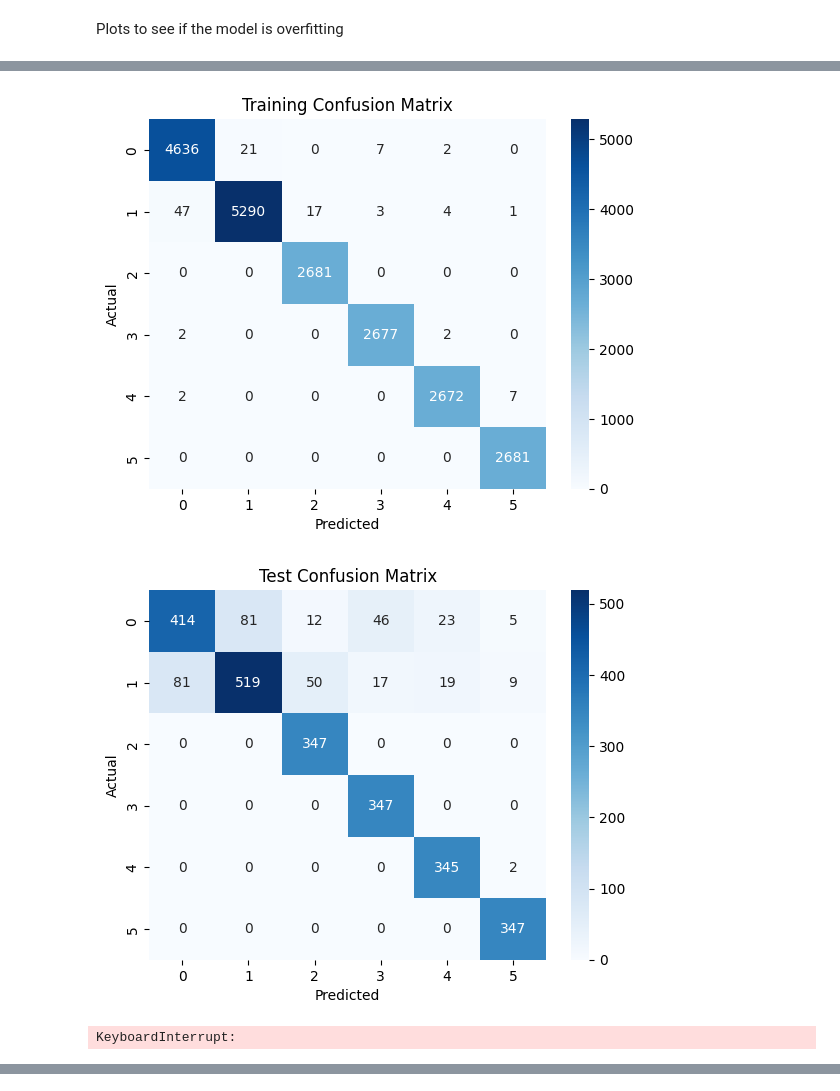
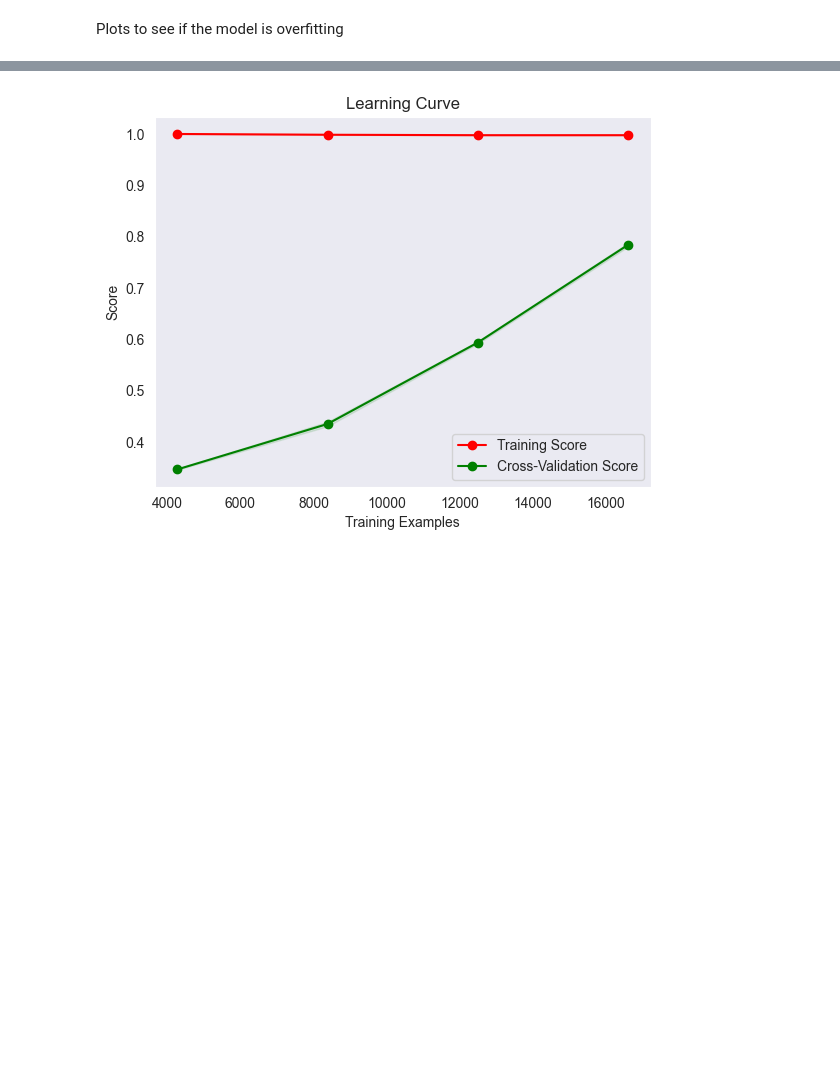
Before and after one commit to brinzaalina/EmotionRecognitionModel, a Jupyter notebook: training_predicting.ipynb, the cells around one changed output, grey strips where cells are left out. Cells and saved outputs as stored; diff of their text form; code cells hidden in the pictures; blank space fills up the shorter version.

```diff
--- a/training_predicting.ipynb
+++ b/training_predicting.ipynb
@@ -66,42 +33,0 @@ plt.show()
-# %%
-# Plot confusion matrix
-import seaborn as sns
-train_predictions = loaded_svm_model.predict(train_features)
-test_predictions = loaded_svm_model.predict(test_features)
-
-train_cm = confusion_matrix(train_labels, train_predictions)
-test_cm = confusion_matrix(test_labels, test_predictions)
-
-sns.heatmap(train_cm, annot=True, fmt='d', cmap='Blues')
-plt.xlabel("Predicted")
-plt.ylabel("Actual")
-plt.title("Training Confusion Matrix")
-plt.show()
-
-sns.heatmap(test_cm, annot=True, fmt='d', cmap='Blues')
-plt.xlabel("Predicted")
-plt.ylabel("Actual")
-plt.title("Test Confusion Matrix")
-plt.show()
-# %% [output]
-[figure, removed]
-[figure, removed]
-# %%
-# Learning curve
-train_sizes, train_scores, test_scores = learning_curve(loaded_svm_model, train_features, train_labels, cv=5, scoring='accuracy')
-train_mean = np.mean(train_scores, axis=1)
-test_mean = np.mean(test_scores, axis=1)
-train_std = np.std(train_scores, axis=1)
-test_std = np.std(test_scores, axis=1)
-
-plt.plot(train_sizes, train_mean, label="Training")
-plt.plot(train_sizes, test_mean, label="Test")
-plt.fill_between(train_sizes, train_mean-train_std, train_mean+train_std, alpha=0.1)
-plt.fill_between(train_sizes, test_mean-test_std, test_mean+test_std, alpha=0.1)
-plt.xlabel("Training Set Size")
-plt.ylabel("Accuracy")
-plt.legend()
-plt.title("Learning Curve")
-plt.show()
-# %% [output]
-KeyboardInterrupt:
@@ -124,0 +34,32 @@ plt.show()
+# %%
+from datetime import datetime
+from sklearn.svm import SVC
+
+svm_model = SVC(kernel='rbf', C=75, gamma=0.01)
+# learning curves
+training_f = np.load('models/training_features-3-over.npy')
+training_l = np.load('models/training_labels-3-over.npy')
+from sklearn.model_selection import learning_curve
+import matplotlib.pyplot as plt
+print("Plotting learning curve..." + datetime.now().strftime("%H:%M:%S"))
+train_sizes, train_scores, test_scores = learning_curve(svm_model, training_f, training_l, cv=5, scoring='accuracy', n_jobs=4, train_sizes=np.linspace(0.01, 1.0, 5), verbose=1)
+train_scores_mean = np.mean(train_scores, axis=1)
+train_scores_std = np.std(train_scores, axis=1)
+val_scores_mean = np.mean(test_scores, axis=1)
+val_scores_std = np.std(test_scores, axis=1)
+
+plt.figure()
+plt.title("Learning Curve")
+plt.xlabel("Training Examples")
+plt.ylabel("Score")
+plt.grid()
+
+plt.fill_between(train_sizes, train_scores_mean - train_scores_std, train_scores_mean + train_scores_std, alpha=0.1, color="r")
+plt.fill_between(train_sizes, val_scores_mean - val_scores_std, val_scores_mean + val_scores_std, alpha=0.1, color="g")
+
+plt.plot(train_sizes, train_scores_mean, 'o-', color="r", label="Training Score")
+plt.plot(train_sizes, val_scores_mean, 'o-', color="g", label="Cross-Validation Score")
+
+plt.legend(loc="best")
+plt.show()
+# %% [output]
@@ -124,0 +70 @@ plt.show()
+[figure, added]
```
Also changed, not shown: parts of 6 cells of this notebook, 5 other files.
